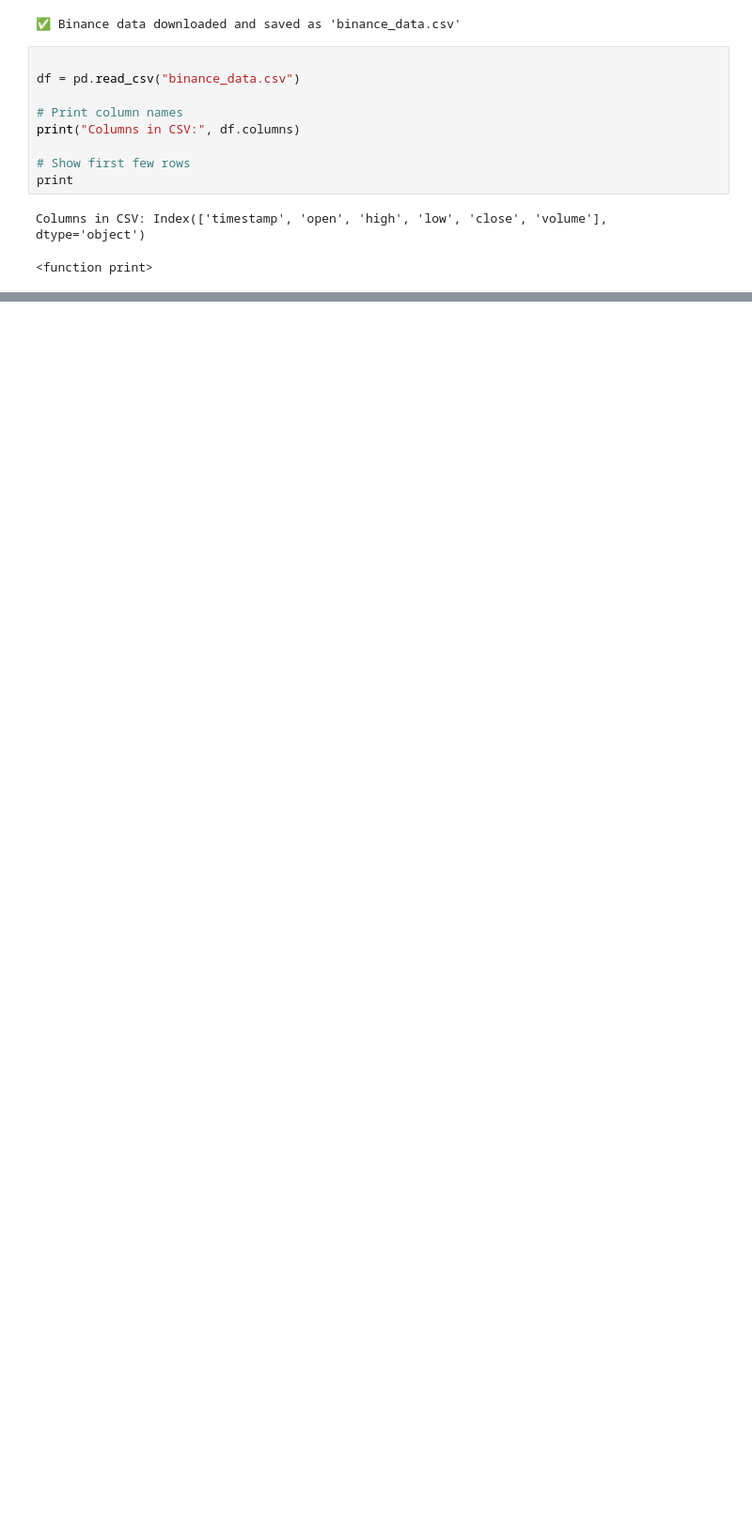
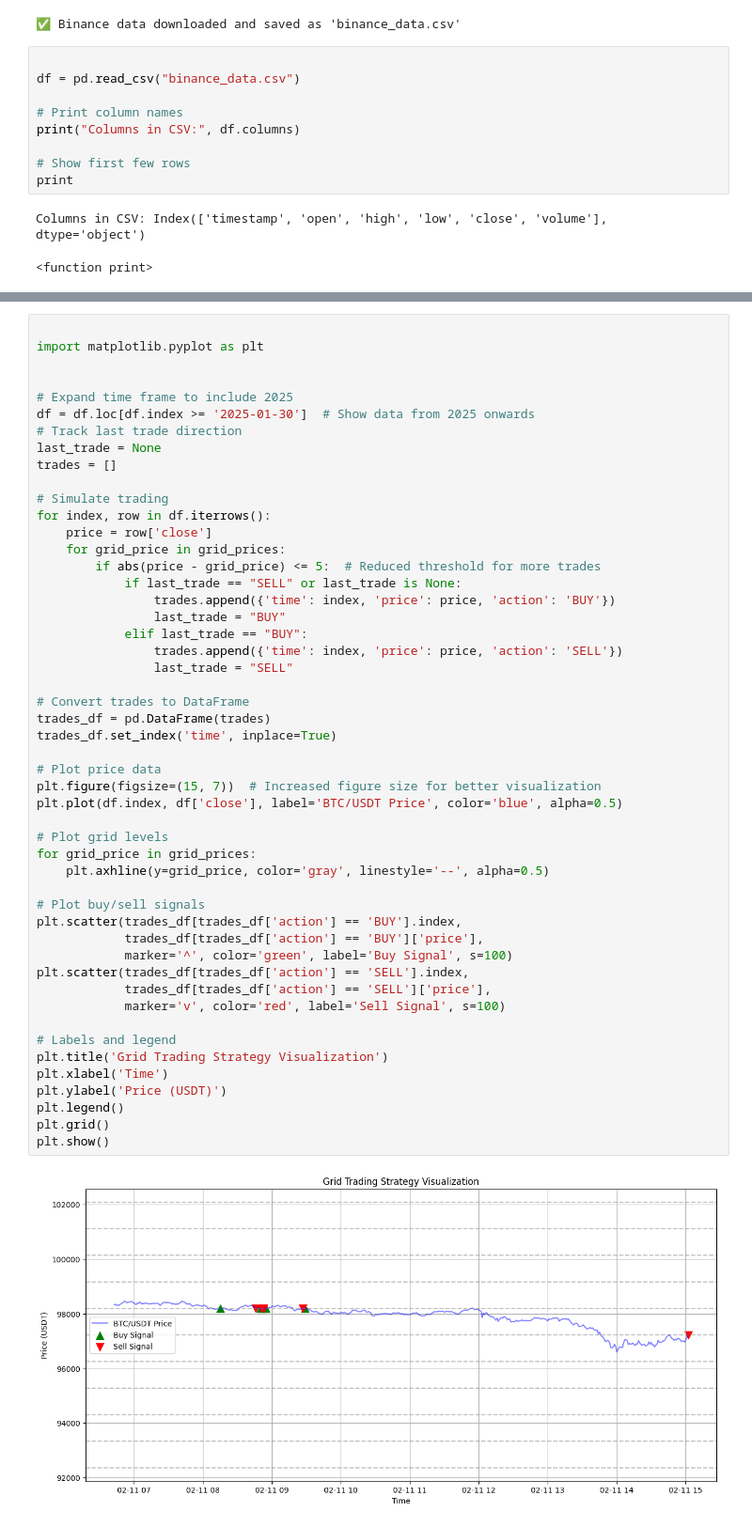
Before and after one commit to Lim-Rong-Jun/Btech-Trading-Bot, a Jupyter notebook: Grid_Trading_Bot/Trading_bot_part_1.ipynb, the cells around one changed output, grey strips where cells are left out. Shown at 94% size. Cells and saved outputs as stored; diff of their text form; blank space fills up the shorter version.

Commit message:
Graph

```diff
--- a/Grid_Trading_Bot/Trading_bot_part_1.ipynb
+++ b/Grid_Trading_Bot/Trading_bot_part_1.ipynb
@@ -206,0 +188,52 @@ Grid Prices: [93720.58, 94707.11, 95693.64, 96680.18, 97666.71, 98653.24, 99639.
+# %%
+
+import matplotlib.pyplot as plt
+
+
+# Expand time frame to include 2025
+df = df.loc[df.index >= '2025-01-30']  # Show data from 2025 onwards
+# Track last trade direction
+last_trade = None
+trades = []
+
+# Simulate trading
+for index, row in df.iterrows():
+    price = row['close']
+    for grid_price in grid_prices:
+        if abs(price - grid_price) <= 5:  # Reduced threshold for more trades
+            if last_trade == "SELL" or last_trade is None:
+                trades.append({'time': index, 'price': price, 'action': 'BUY'})
+                last_trade = "BUY"
+            elif last_trade == "BUY":
+                trades.append({'time': index, 'price': price, 'action': 'SELL'})
+                last_trade = "SELL"
+
+# Convert trades to DataFrame
+trades_df = pd.DataFrame(trades)
+trades_df.set_index('time', inplace=True)
+
+# Plot price data
+plt.figure(figsize=(15, 7))  # Increased figure size for better visualization
+plt.plot(df.index, df['close'], label='BTC/USDT Price', color='blue', alpha=0.5)
+
+# Plot grid levels
+for grid_price in grid_prices:
+    plt.axhline(y=grid_price, color='gray', linestyle='--', alpha=0.5)
+
+# Plot buy/sell signals
+plt.scatter(trades_df[trades_df['action'] == 'BUY'].index,
+            trades_df[trades_df['action'] == 'BUY']['price'],
+            marker='^', color='green', label='Buy Signal', s=100)
+plt.scatter(trades_df[trades_df['action'] == 'SELL'].index,
+            trades_df[trades_df['action'] == 'SELL']['price'],
+            marker='v', color='red', label='Sell Signal', s=100)
+
+# Labels and legend
+plt.title('Grid Trading Strategy Visualization')
+plt.xlabel('Time')
+plt.ylabel('Price (USDT)')
+plt.legend()
+plt.grid()
+plt.show()
+# %% [output]
+[figure, added]
```
Also changed, not shown: parts of 5 cells of this notebook, 2 other files.
